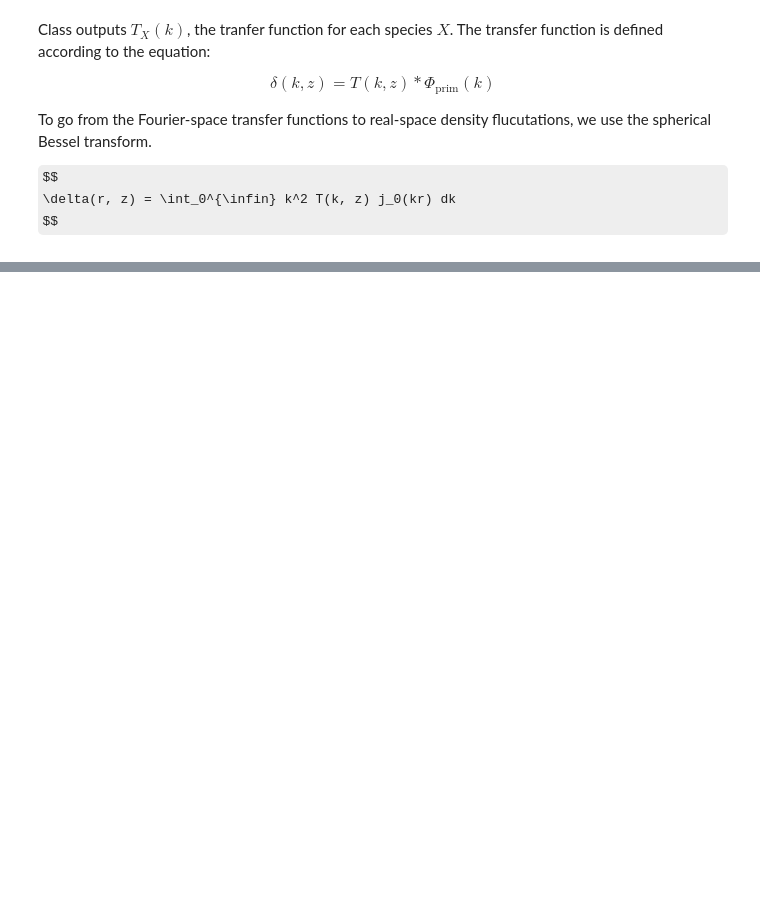
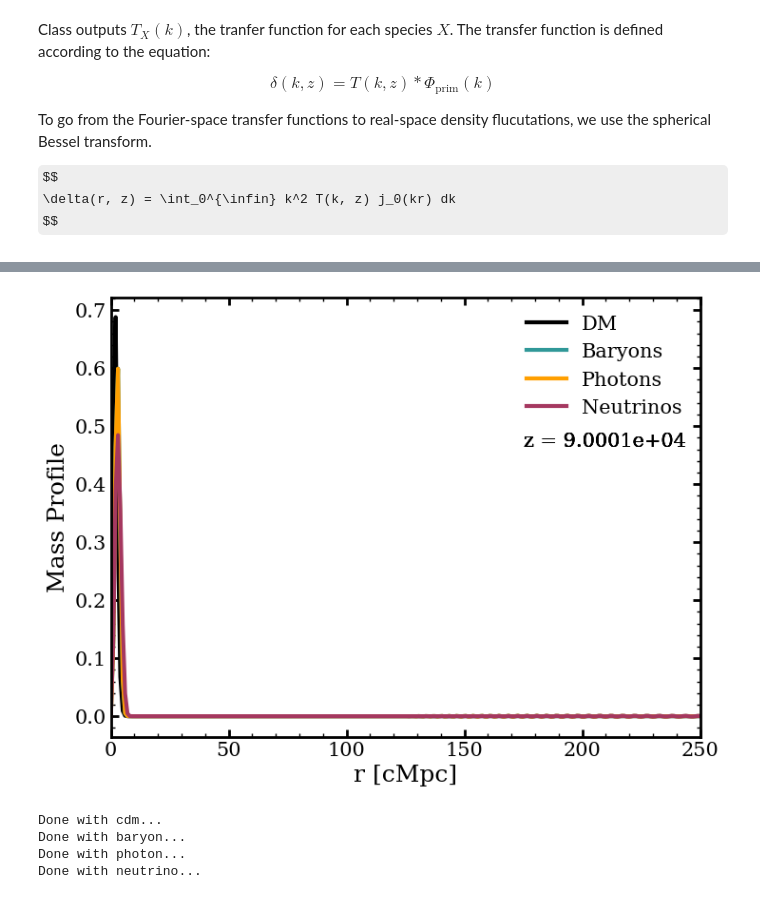
Before and after one commit to ochase10/visualizations, a Jupyter notebook: bao_animation.ipynb, the cells around one changed output, grey strips where cells are left out. Saved outputs shown, nothing was run; the diff lists cells and outputs as text; code cells hidden in the pictures; some formulas as TeX source; blank space fills up the shorter version.

```diff
--- a/bao_animation.ipynb
+++ b/bao_animation.ipynb
@@ -100,0 +148,57 @@ array([-4.68394222e-06, -3.48733355e-06, -1.05213399e-05,  1.46057076e-05,
+# %%
+def plot_radial_mass_profile(ax, ind, keys, rs=None, ks=None, showz=True):
+
+    if rs is None:
+        rs = np.linspace(0,250,250)
+
+    if ks is None:
+        ks = np.logspace(np.log10(min(k_grid)), np.log10(max(k_grid)), 8500)
+
+    keys = np.array(keys)
+
+    for key in keys:
+        interp = np.interp(ks, k_grid, t_kz[key][:,ind])
+        delta_r = bessel_transform(interp, ks, rs)
+        ax.plot(rs, delta_r*rs**2, label=labs[key], color=cols[key])
+
+        if showz:
+            ax.text(0.70, 0.66, f"z ={z_grid[ind] : .5}",
+                    transform=ax.transAxes)
+
+    ax.set_xlabel("r [cMpc]")
+    ax.set_ylabel("Mass Profile")
+
+    ax.legend(frameon=False)
+
+    return ax
+# %%
+fig, ax = pl.subplots(1,1)
+plot_radial_mass_profile(ax, 0, list(labs.keys()))
+pl.show()
+# %% [output]
+[figure, added]
+# %%
+rs = np.linspace(0,250,300)
+ks = np.logspace(np.log10(k_grid[0]), np.log10(k_grid[-1]), 9000)
+ks = np.clip(ks, k_grid.min(), k_grid.max())
+
+
+delta_r = {'cdm': np.empty((len(rs),len(z_grid))),
+           'baryon': np.empty((len(rs),len(z_grid))),
+           'photon': np.empty((len(rs),len(z_grid))),
+           'neutrino': np.empty((len(rs),len(z_grid)))}
+
+for key in ['cdm', 'baryon', 'photon', 'neutrino']:
+    for i, z in enumerate(z_grid):
+        interp = np.interp(ks, k_grid, t_kz[key][:,i])
+        delta_r[key][:,i] = bessel_transform(interp, ks, rs)
+
+    dat = np.concatenate((rs[:,None], delta_r[key]), axis=1)
+    dat = np.concatenate((np.concatenate(([-1],z_grid))[None,:], dat), axis=0)
+    #np.savetxt(f"{key}_delta_r.dat", dat)
+    print(f'Done with {key}...')
+# %% [output]
+Done with cdm...
+Done with baryon...
+Done with photon...
+Done with neutrino...
```
Also changed, not shown: parts of 16 cells of this notebook, 5 other files.
